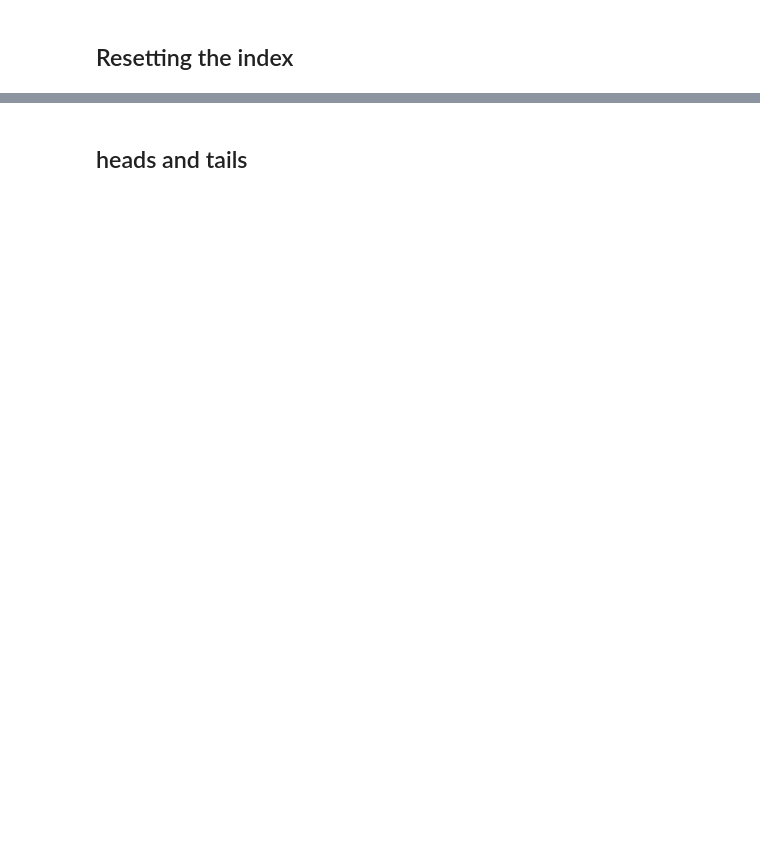
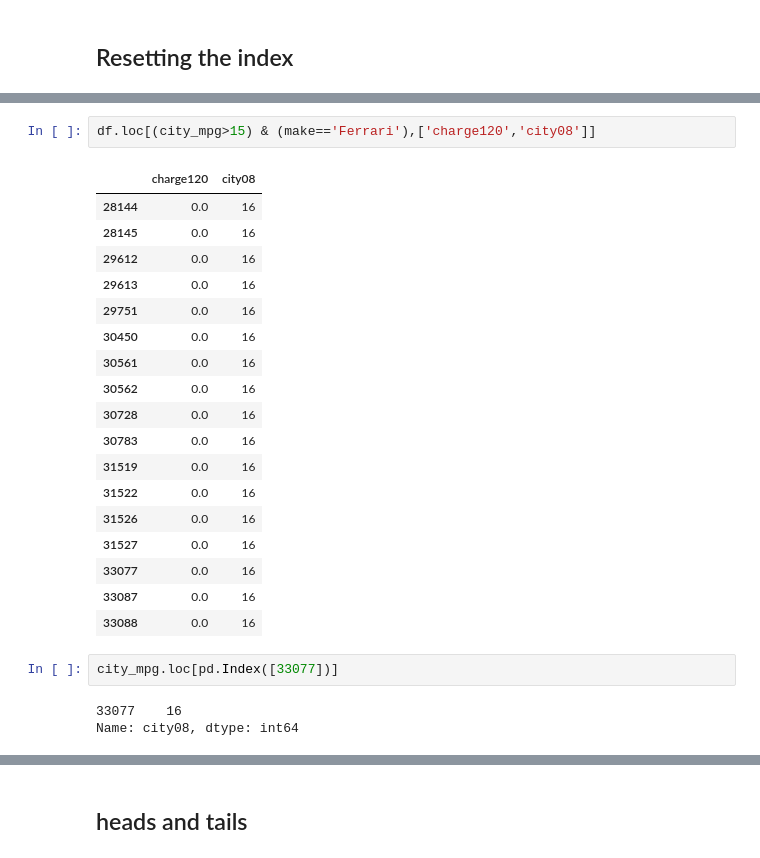
Before and after one commit to Muthukamalan/BASICS, a Jupyter notebook: Learn Pandas/effective_pandas.ipynb, the cells around one changed output, grey strips where cells are left out. Saved outputs shown, nothing was run; the diff lists cells and outputs as text; blank space fills up the shorter version.

```diff
--- a/Learn Pandas/effective_pandas.ipynb
+++ b/Learn Pandas/effective_pandas.ipynb
@@ -1007,0 +1285,26 @@ the original series
+# %%
+df.loc[(city_mpg>15) & (make=='Ferrari'),['charge120','city08']]
+# %% [output]
+|  | charge120 | city08 |
+| 28144 | 0.0 | 16 |
+| 28145 | 0.0 | 16 |
+| 29612 | 0.0 | 16 |
+| 29613 | 0.0 | 16 |
+| 29751 | 0.0 | 16 |
+| 30450 | 0.0 | 16 |
+| 30561 | 0.0 | 16 |
+| 30562 | 0.0 | 16 |
+| 30728 | 0.0 | 16 |
+| 30783 | 0.0 | 16 |
+| 31519 | 0.0 | 16 |
+| 31522 | 0.0 | 16 |
+| 31526 | 0.0 | 16 |
+| 31527 | 0.0 | 16 |
+| 33077 | 0.0 | 16 |
+| 33087 | 0.0 | 16 |
+| 33088 | 0.0 | 16 |
+# %%
+city_mpg.loc[pd.Index([33077])]
+# %% [output]
+33077    16
+Name: city08, dtype: int64
```
Also changed, not shown: parts of 64 cells of this notebook, 1 other file.
